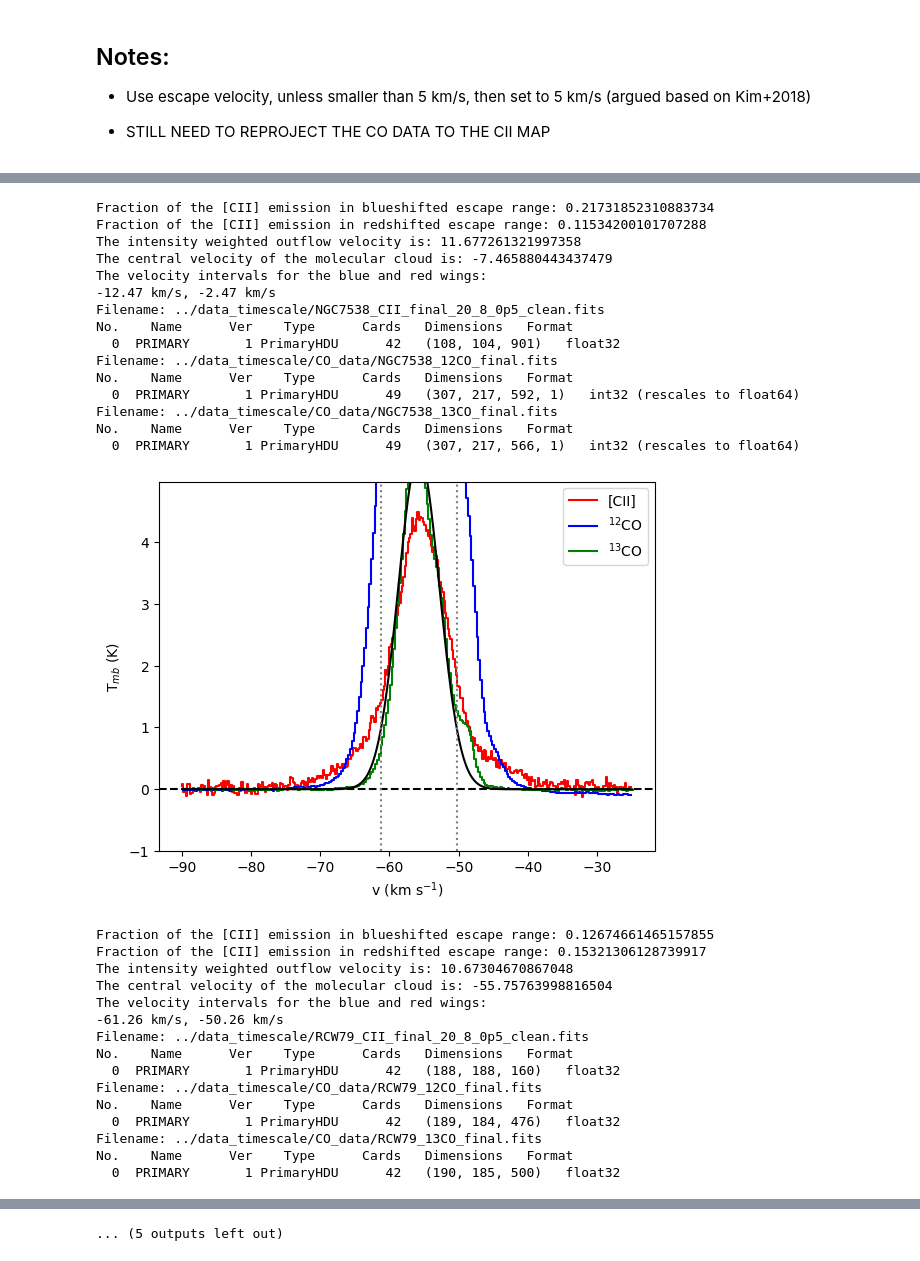
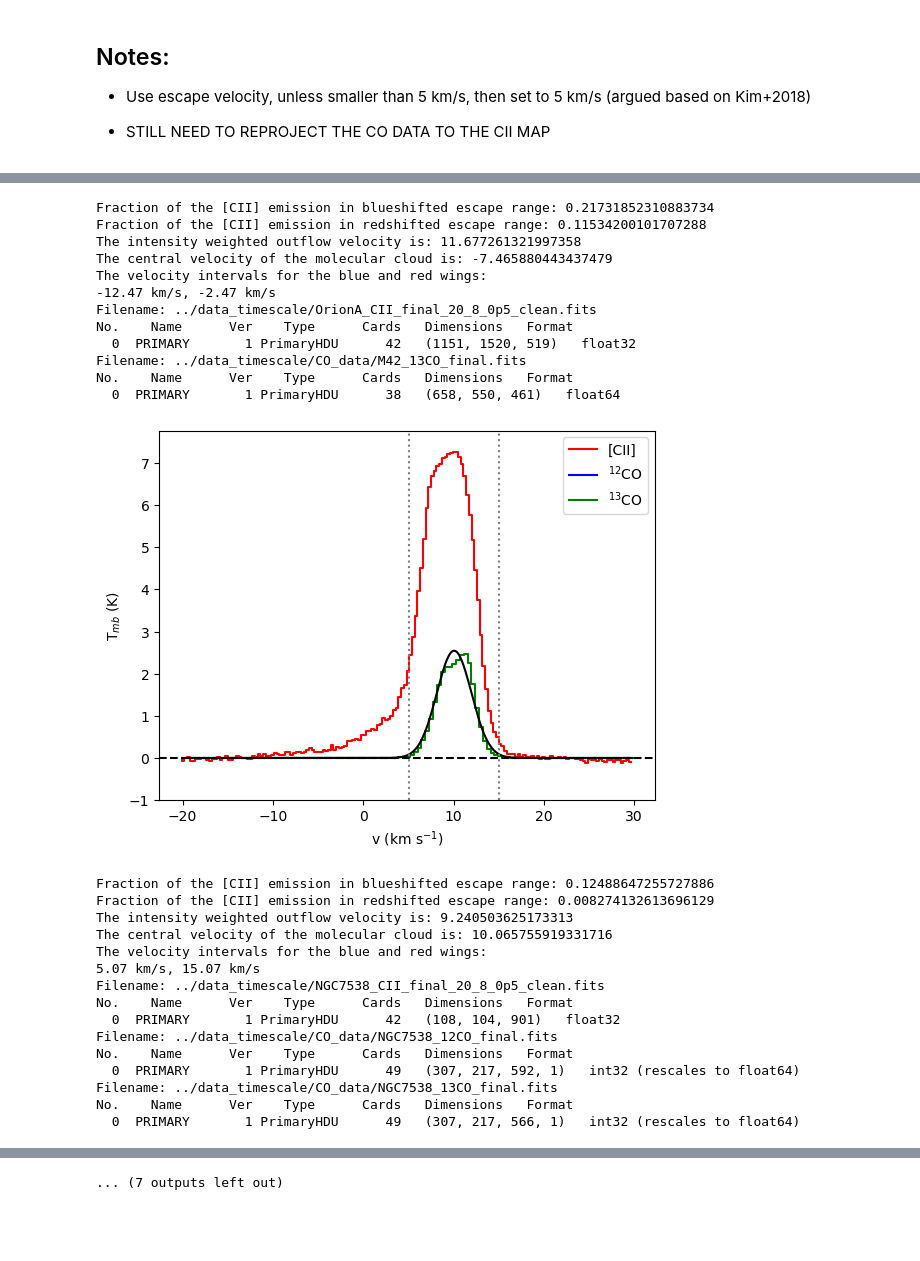
Before and after one commit to lmlb-astro/timescale-CII-, a Jupyter notebook: outflow_in_spectra.ipynb, the cells around one changed output, grey strips where cells are left out. Drawn from its saved outputs; the diff is of its cells as text; code cells hidden in the pictures; blank space fills up the shorter version.

Commit message:
Include Orion in the analysis

```diff
--- a/outflow_in_spectra.ipynb
+++ b/outflow_in_spectra.ipynb
@@ -18,6 +18,12 @@ x1_orion = 260
 x2_orion = 260+720
 y1_orion = 20
 y2_orion = 20+640
+
+## cutout for Orion in CO
+x1_or_CO = 220
+x2_or_CO = 560
+y1_or_CO = 20
+y2_or_CO = 290
 
 ## minimum value for [CII]
 min_CII = 50
@@ -32,7 +38,7 @@ names = {
     'RCW36_CII_final_20_8_0p5_clean': [5.0, -25., 30., 'RCW36'], # 4.0
     'W40_CII_final_20_8_0p5_clean': [5.0, -25., 30, 'W40'],  # 3.9
     'RCW120_CII_final_20_8_0p5_clean': [5.0, -35., 15., 'RCW120'], # 10.7
-    #'OrionA_CII_final_20_8_0p5_clean': [5.0 , 'M42'], # 3.0
+    'OrionA_CII_final_20_8_0p5_clean': [5.0 , -20., 30., 'M42'], # 3.0
     'NGC7538_CII_final_20_8_0p5_clean': [5.5, -90., -25., 'NGC7538'],
     'RCW79_CII_final_20_8_0p5_clean': [5.0, -80., -20., 'RCW79'], #2.6
     'm16_CII_final_20_8_0p5_clean': [5.0, 0., 50., 'M16'], # 4.0
@@ -199,9 +205,12 @@ for name in names.keys():
     data, vel_arr = get_data_and_velAxis('../data_timescale/'+name+'.fits', vlims = [names[name][1], names[name][2]])
 
     ## get the CO data
-    data_CO, vel_arr_CO = get_data_and_velAxis('../data_timescale/CO_data/{reg}_12CO_final.fits'.format(reg = names[name][-1]),
-                                                vlims = [names[name][1], names[name][2]],
-                                                )
+    try:
+        data_CO, vel_arr_CO = get_data_and_velAxis('../data_timescale/CO_data/{reg}_12CO_final.fits'.format(reg = names[name][-1]),
+                                                   vlims = [names[name][1], names[name][2]]
+                                                  )
+    except:
+        data_CO, vel_arr_CO = [], []
 
     ## get the 13CO data
     data_13CO, vel_arr_13CO = get_data_and_velAxis('../data_timescale/CO_data/{reg}_13CO_final.fits'.format(reg = names[name][-1]),
@@ -211,10 +220,14 @@ for name in names.keys():
     ## Extract regions of interest
     if(name=='OrionA'):
         data = data[:, y1_orion:y2_orion, x1_orion:x2_orion]
+        data_13CO = data_13CO[:, y1_or_CO:y2_or_CO, x1_or_CO:x2_or_CO]
 
     ## get the average spectrum
     spec = np.nanmean(data, axis = (1,2))
-    spec_CO = np.nanmean(data_CO, axis = (1,2))
+    try:
+        spec_CO = np.nanmean(data_CO, axis = (1,2))
+    except:
+        spec_CO = []
     spec_13CO = np.nanmean(data_13CO, axis = (1,2))
 
     ## fit the 13CO spectrum with an initial guess
@@ -277,53 +290,50 @@ Filename: ../data_timescale/CO_data/W40_12CO_final.fits
 No.    Name      Ver    Type      Cards   Dimensions   Format
   0  PRIMARY       1 PrimaryHDU      42   (248, 218, 1590)   float32
 Filename: ../data_timescale/CO_data/W40_13CO_final.fits
 No.    Name      Ver    Type      Cards   Dimensions   Format
   0  PRIMARY       1 PrimaryHDU      42   (238, 209, 1666)   float32
 [figure]
 Fraction of the [CII] emission in blueshifted escape range: 0.12653651561151402
 Fraction of the [CII] emission in redshifted escape range: 0.054162604075633655
 The intensity weighted outflow velocity is: 9.91113582905378
 The central velocity of the molecular cloud is: 6.01968348808743
 The velocity intervals for the blue and red wings:
 1.02 km/s, 11.02 km/s
 Filename: ../data_timescale/RCW120_CII_final_20_8_0p5_clean.fits
 No.    Name      Ver    Type      Cards   Dimensions   Format
   0  PRIMARY       1 PrimaryHDU      42   (136, 137, 320)   float32
 Filename: ../data_timescale/CO_data/RCW120_12CO_final.fits
 No.    Name      Ver    Type      Cards   Dimensions   Format
   0  PRIMARY       1 PrimaryHDU      49   (113, 113, 4756, 1)   int32 (rescales to float64)
 Filename: ../data_timescale/CO_data/RCW120_13CO_final.fits
 No.    Name      Ver    Type      Cards   Dimensions   Format
   0  PRIMARY       1 PrimaryHDU      49   (108, 109, 5000, 1)   int32 (rescales to float64)
 [figure]
 Fraction of the [CII] emission in blueshifted escape range: 0.21731852310883734
 Fraction of the [CII] emission in redshifted escape range: 0.11534200101707288
 The intensity weighted outflow velocity is: 11.677261321997358
 The central velocity of the molecular cloud is: -7.465880443437479
 The velocity intervals for the blue and red wings:
 -12.47 km/s, -2.47 km/s
-Filename: ../data_timescale/NGC7538_CII_final_20_8_0p5_clean.fits
+Filename: ../data_timescale/OrionA_CII_final_20_8_0p5_clean.fits
 No.    Name      Ver    Type      Cards   Dimensions   Format
-  0  PRIMARY       1 PrimaryHDU      42   (108, 104, 901)   float32
-Filename: ../data_timescale/CO_data/NGC7538_12CO_final.fits
+  0  PRIMARY       1 PrimaryHDU      42   (1151, 1520, 519)   float32
+Filename: ../data_timescale/CO_data/M42_13CO_final.fits
 No.    Name      Ver    Type      Cards   Dimensions   Format
-  0  PRIMARY       1 PrimaryHDU      49   (307, 217, 592, 1)   int32 (rescales to float64)
-Filename: ../data_timescale/CO_data/NGC7538_13CO_final.fits
-No.    Name      Ver    Type      Cards   Dimensions   Format
-  0  PRIMARY       1 PrimaryHDU      49   (307, 217, 566, 1)   int32 (rescales to float64)
+  0  PRIMARY       1 PrimaryHDU      38   (658, 550, 461)   float64
-[figure, old version]
+[figure, new version]
-Fraction of the [CII] emission in blueshifted escape range: 0.12674661465157855
-Fraction of the [CII] emission in redshifted escape range: 0.15321306128739917
-The intensity weighted outflow velocity is: 10.67304670867048
-The central velocity of the molecular cloud is: -55.75763998816504
+Fraction of the [CII] emission in blueshifted escape range: 0.12488647255727886
+Fraction of the [CII] emission in redshifted escape range: 0.008274132613696129
+The intensity weighted outflow velocity is: 9.240503625173313
+The central velocity of the molecular cloud is: 10.065755919331716
 The velocity intervals for the blue and red wings:
--61.26 km/s, -50.26 km/s
-Filename: ../data_timescale/RCW79_CII_final_20_8_0p5_clean.fits
+5.07 km/s, 15.07 km/s
+Filename: ../data_timescale/NGC7538_CII_final_20_8_0p5_clean.fits
 No.    Name      Ver    Type      Cards   Dimensions   Format
-  0  PRIMARY       1 PrimaryHDU      42   (188, 188, 160)   float32
-Filename: ../data_timescale/CO_data/RCW79_12CO_final.fits
+  0  PRIMARY       1 PrimaryHDU      42   (108, 104, 901)   float32
+Filename: ../data_timescale/CO_data/NGC7538_12CO_final.fits
 No.    Name      Ver    Type      Cards   Dimensions   Format
-  0  PRIMARY       1 PrimaryHDU      42   (189, 184, 476)   float32
-Filename: ../data_timescale/CO_data/RCW79_13CO_final.fits
+  0  PRIMARY       1 PrimaryHDU      49   (307, 217, 592, 1)   int32 (rescales to float64)
+Filename: ../data_timescale/CO_data/NGC7538_13CO_final.fits
 No.    Name      Ver    Type      Cards   Dimensions   Format
-  0  PRIMARY       1 PrimaryHDU      42   (190, 185, 500)   float32
+  0  PRIMARY       1 PrimaryHDU      49   (307, 217, 566, 1)   int32 (rescales to float64)
@@ -347,4 +357,4 @@ No.    Name      Ver    Type      Cards   Dimensions   Format
-... (5 outputs left out)
+... (7 outputs left out)
 # %%
 av_frac_b = np.nanmean(esc_frac_b)
 av_frac_r = np.nanmean(esc_frac_r)
```
Also changed, not shown: parts of 4 cells of this notebook, 2 other files.
